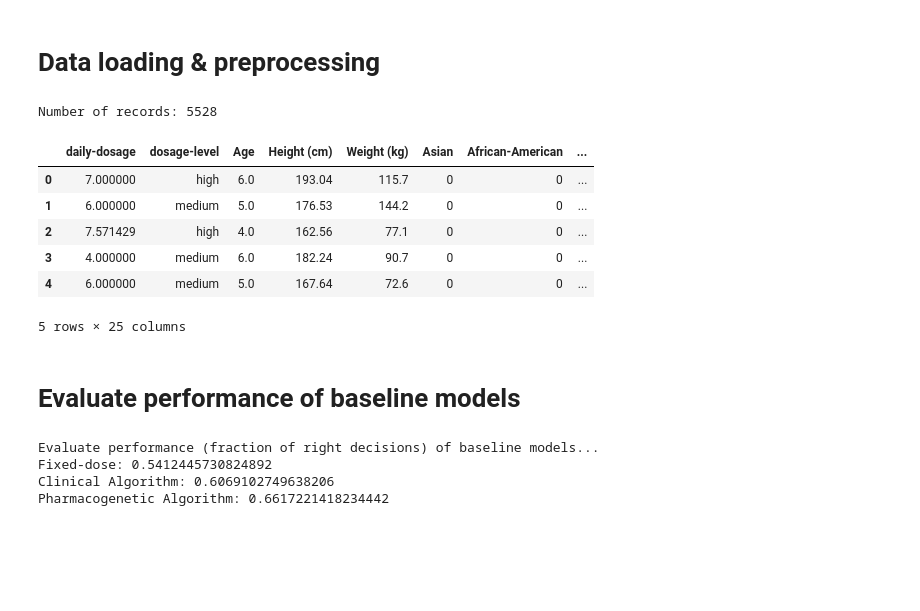
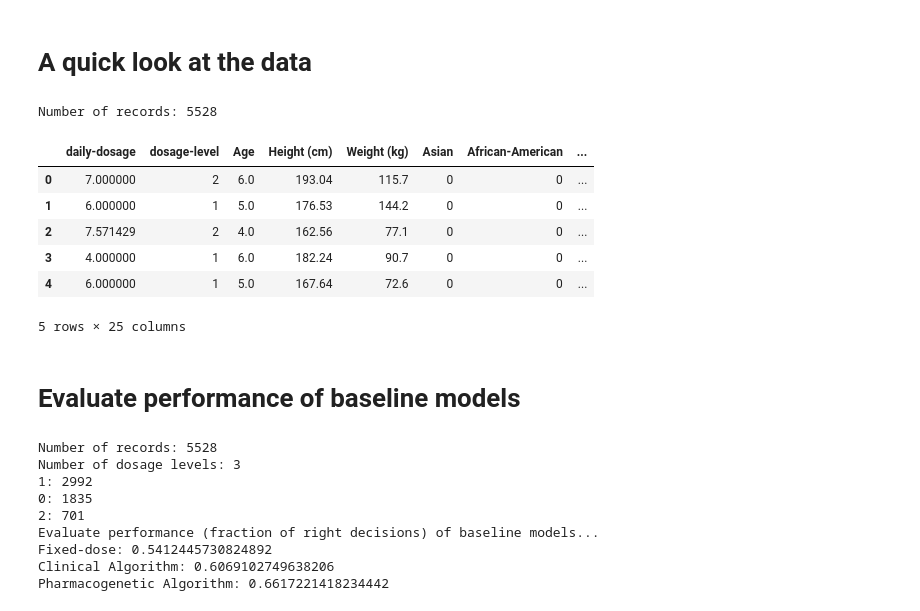
Before and after one commit to junjiedong/warfarin-bandit, a Jupyter notebook: notebooks/baselines.ipynb, the cells around one changed output. Saved outputs shown, nothing was run; the diff lists cells and outputs as text; code cells hidden in the pictures; blank space fills up the shorter version.

```diff
--- a/notebooks/baselines.ipynb
+++ b/notebooks/baselines.ipynb
@@ -11,25 +11,27 @@ from baselines import *
 from sklearn.linear_model import LinearRegression, LogisticRegression
 
 pd.options.mode.chained_assignment = None
-# %% [markdown]
-# Data loading & preprocessing
+# %%
+DATA_PATH = "../data/warfarin.csv"  # path to raw Warfarin data file
+# %% [markdown]
+# A quick look at the data
 # %%
 # Load in raw data file
-data = pd.read_csv("../data/warfarin.csv")
+data = pd.read_csv(DATA_PATH)
 
-# Preprocess data
-data = preprocess(data)
+# Preprocess data with the three-level dosage discretizer
+data = preprocess(data, label_discretizer=discretize_label_3)
 
 print("Number of records: {}".format(len(data)))
 data.head()
 # %% [output]
 Number of records: 5528
 |  | daily-dosage | dosage-level | Age | Height (cm) | Weight (kg) | Asian | African-American | ... |
-| 0 | 7.000000 | high | 6.0 | 193.04 | 115.7 | 0 | 0 | ... |
-| 1 | 6.000000 | medium | 5.0 | 176.53 | 144.2 | 0 | 0 | ... |
-| 2 | 7.571429 | high | 4.0 | 162.56 | 77.1 | 0 | 0 | ... |
-| 3 | 4.000000 | medium | 6.0 | 182.24 | 90.7 | 0 | 0 | ... |
-| 4 | 6.000000 | medium | 5.0 | 167.64 | 72.6 | 0 | 0 | ... |
+| 0 | 7.000000 | 2 | 6.0 | 193.04 | 115.7 | 0 | 0 | ... |
+| 1 | 6.000000 | 1 | 5.0 | 176.53 | 144.2 | 0 | 0 | ... |
+| 2 | 7.571429 | 2 | 4.0 | 162.56 | 77.1 | 0 | 0 | ... |
+| 3 | 4.000000 | 1 | 6.0 | 182.24 | 90.7 | 0 | 0 | ... |
+| 4 | 6.000000 | 1 | 5.0 | 167.64 | 72.6 | 0 | 0 | ... |
 5 rows × 25 columns
 # %% [markdown]
 # Evaluate performance of baseline models
@@ -37,18 +39,41 @@ Number of records: 5528
 def accuracy(s1, s2):
     return (s1 == s2).mean()
 # %%
-print("Evaluate performance (fraction of right decisions) of baseline models...")
+def evaluate_baselines(data_path, label_discretizer):
+    # Load in raw data file, then preprocess data
+    data = pd.read_csv(data_path)
+    data = preprocess(data, label_discretizer)
+    print("Number of records: {}".format(len(data)))
+    print("Number of dosage levels: {}".format(data['dosage-level'].nunique()))
 
-# Baseline 1: Fixed-dose
-print("Fixed-dose: {}".format(accuracy(data['dosage-level'], 'medium')))
+    # Number of patients for each discrete dosage level
+    level_counts = data['dosage-level'].value_counts()
+    for idx in level_counts.index:
+        print("{}: {}".format(idx, level_counts[idx]))
 
-# Baseline 2: Clinical Dosing Algorithm
-print("Clinical Algorithm: {}".format(accuracy(data['dosage-level'], clinical_predict(data))))
+    print("Evaluate performance (fraction of right decisions) of baseline models...")
 
-# Baseline 3: Pharmacogenetic Dosing Algorithm
-print("Pharmacogenetic Algorithm: {}".format(accuracy(data['dosage-level'], genetic_predict(data))))
+    # Baseline 1: Fixed-dose
+    majority_dosage_level = data['dosage-level'].mode()[0]
+    print("Fixed-dose: {}".format(accuracy(data['dosage-level'], majority_dosage_level)))
+
+    # Baseline 2: Clinical Dosing Algorithm
+    print("Clinical Algorithm: {}".format(accuracy(data['dosage-level'],
+                                                   clinical_predict(data, label_discretizer))))
+
+    # Baseline 3: Pharmacogenetic Dosing Algorithm
+    print("Pharmacogenetic Algorithm: {}".format(accuracy(data['dosage-level'],
+                                                          genetic_predict(data, label_discretizer))))
-# %% [output]
-Evaluate performance (fraction of right decisions) of baseline models...
-Fixed-dose: 0.5412445730824892
-Clinical Algorithm: 0.6069102749638206
-Pharmacogenetic Algorithm: 0.6617221418234442
+# %%
+# Three levels: low, medium, high
+evaluate_baselines("../data/warfarin.csv", discretize_label_3)
+# %% [output]
+Number of records: 5528
+Number of dosage levels: 3
+1: 2992
+0: 1835
+2: 701
+Evaluate performance (fraction of right decisions) of baseline models...
+Fixed-dose: 0.5412445730824892
+Clinical Algorithm: 0.6069102749638206
+Pharmacogenetic Algorithm: 0.6617221418234442
```
Also changed, not shown: parts of 7 cells of this notebook, 5 other files.
